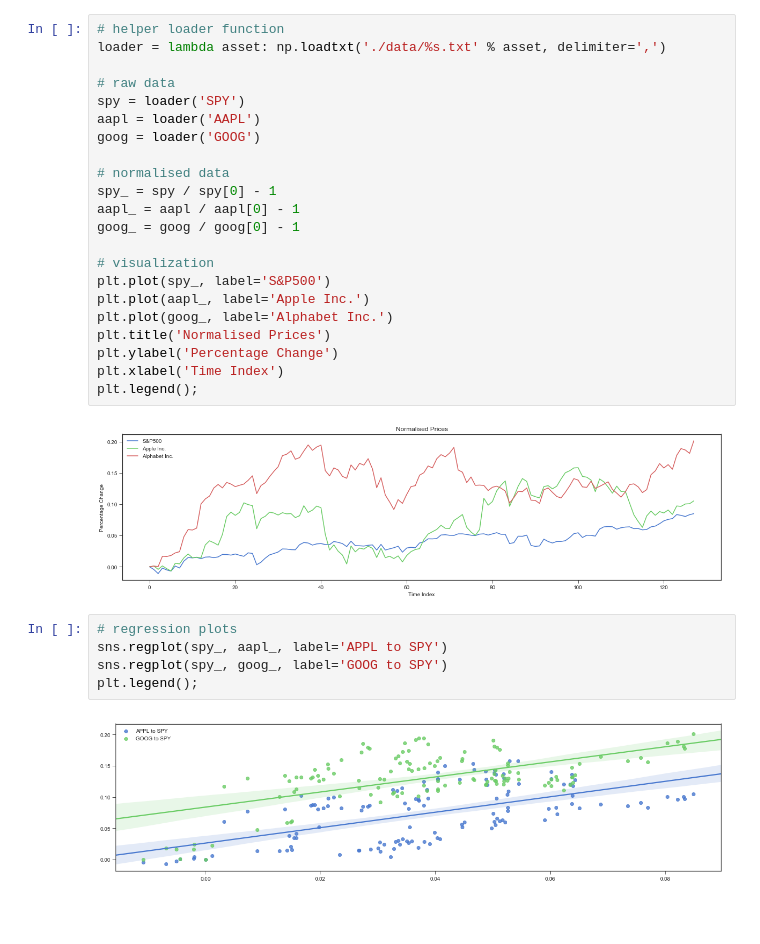
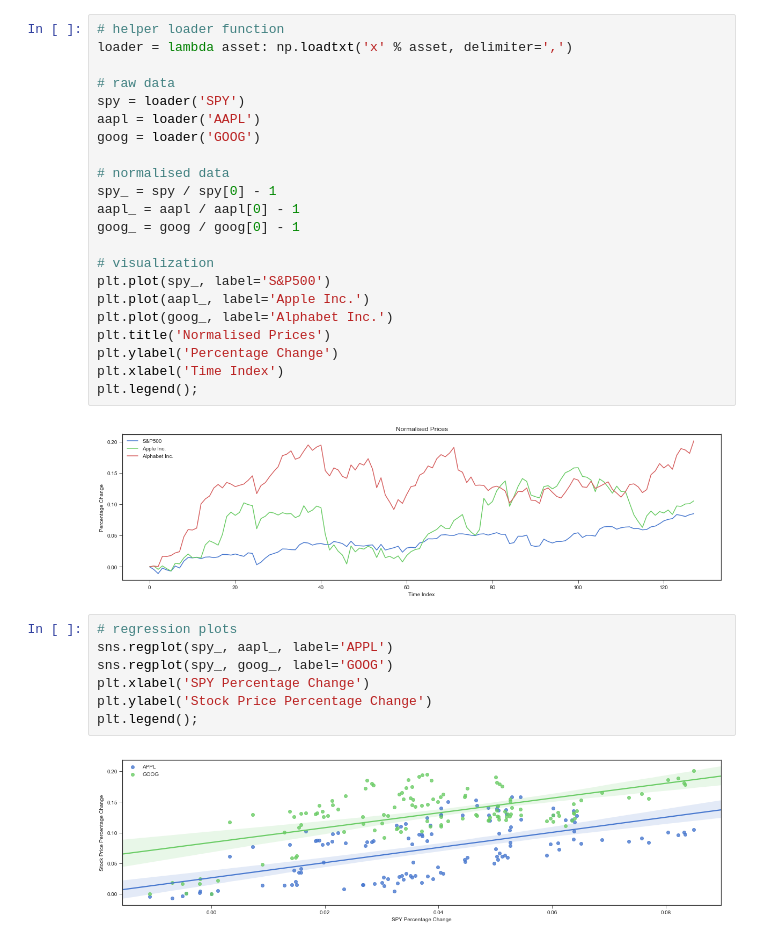
Before and after one commit to vishalbelsare/Docs, a Jupyter notebook: workshop-01/notebooks/Linear Models.ipynb, the cells around one changed output. Saved outputs shown, nothing was run; the diff lists cells and outputs as text; blank space fills up the shorter version.

```diff
--- a/workshop-01/notebooks/Linear Models.ipynb
+++ b/workshop-01/notebooks/Linear Models.ipynb
@@ -326,7 +345,7 @@ come up with a <u>Beta Hedging Strategy</u> to minimize risk.<br><br>
 Load the data to a numpy.ndarray using the commands below:
 # %%
 # helper loader function
-loader = lambda asset: np.loadtxt('./data/%s.txt' % asset, delimiter=',')
+loader = lambda asset: np.loadtxt('x' % asset, delimiter=',')
 
 # raw data
 spy = loader('SPY')
@@ -350,8 +369,10 @@ plt.legend();
 [figure]
 # %%
 # regression plots
-sns.regplot(spy_, aapl_, label='APPL to SPY')
-sns.regplot(spy_, goog_, label='GOOG to SPY')
+sns.regplot(spy_, aapl_, label='APPL')
+sns.regplot(spy_, goog_, label='GOOG')
+plt.xlabel('SPY Percentage Change')
+plt.ylabel('Stock Price Percentage Change')
 plt.legend();
 # %% [output]
-[figure, old version]
+[figure, new version]
```
Also changed, not shown: parts of 7 cells of this notebook, 1 other file.
